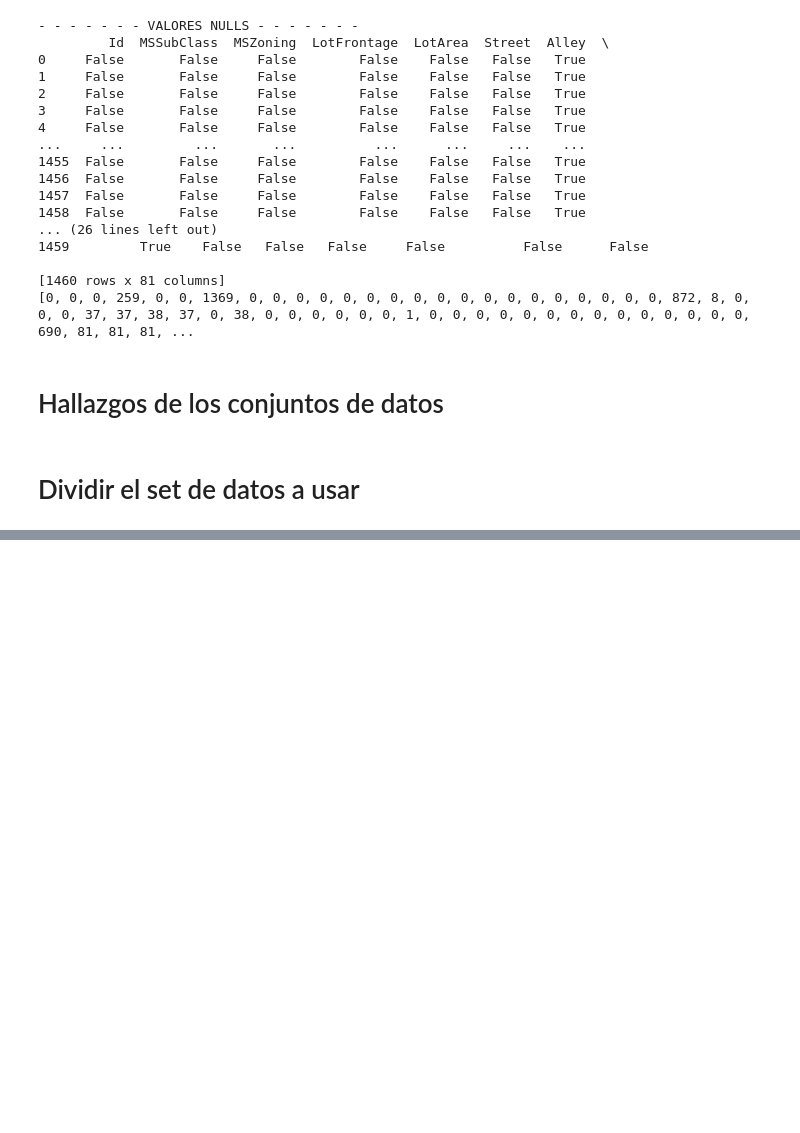
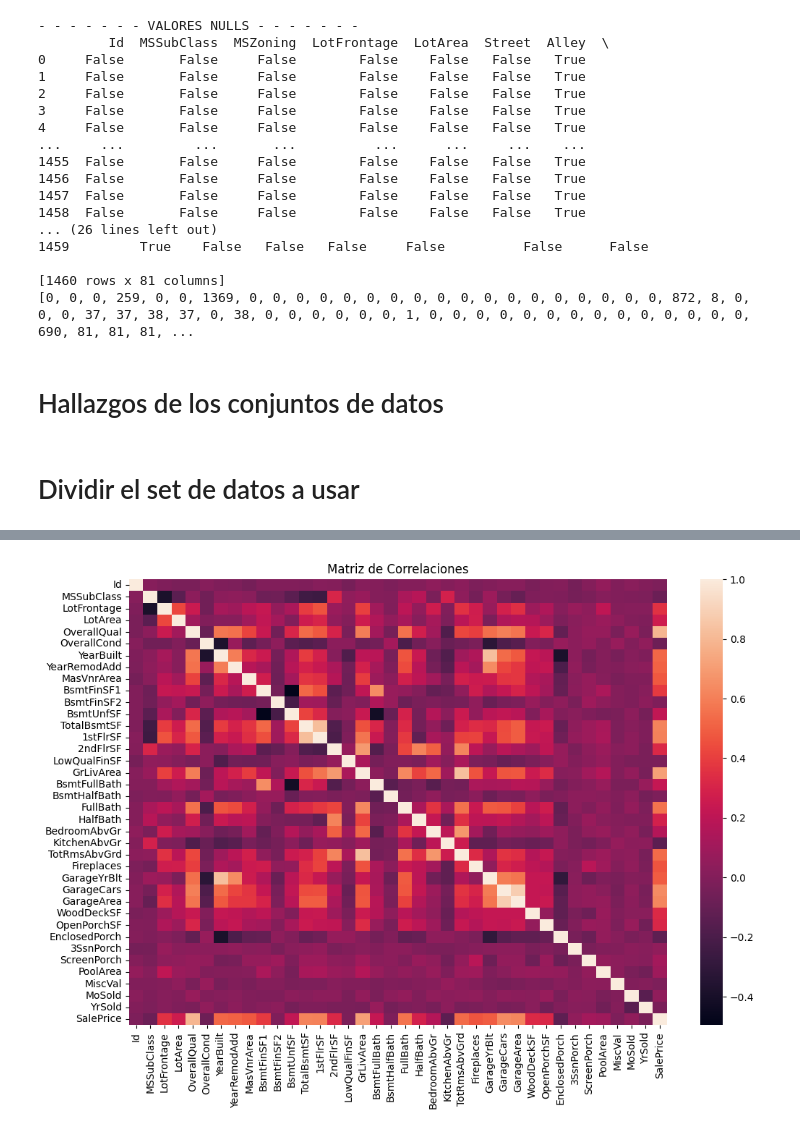
Before and after one commit to angelargd8/HDT3-MDD, a Jupyter notebook: main.ipynb, the cells around one changed output, grey strips where cells are left out. Drawn from its saved outputs; the diff is of its cells as text; code cells hidden in the pictures; blank space fills up the shorter version.

```diff
--- a/main.ipynb
+++ b/main.ipynb
@@ -292,0 +312,8 @@ df_train = df_train.dropna(axis=0)
+# %%
+correlation_matrix = df_train.select_dtypes(include=["number"]).corr()
+plt.figure(figsize=(12, 8))
+sns.heatmap(correlation_matrix, annot=False, fmt=".2f")
+plt.title("Matriz de Correlaciones")
+plt.show()
+# %% [output]
+[figure, added]
```
Also changed, not shown: parts of 4 cells of this notebook, 1 other file.
